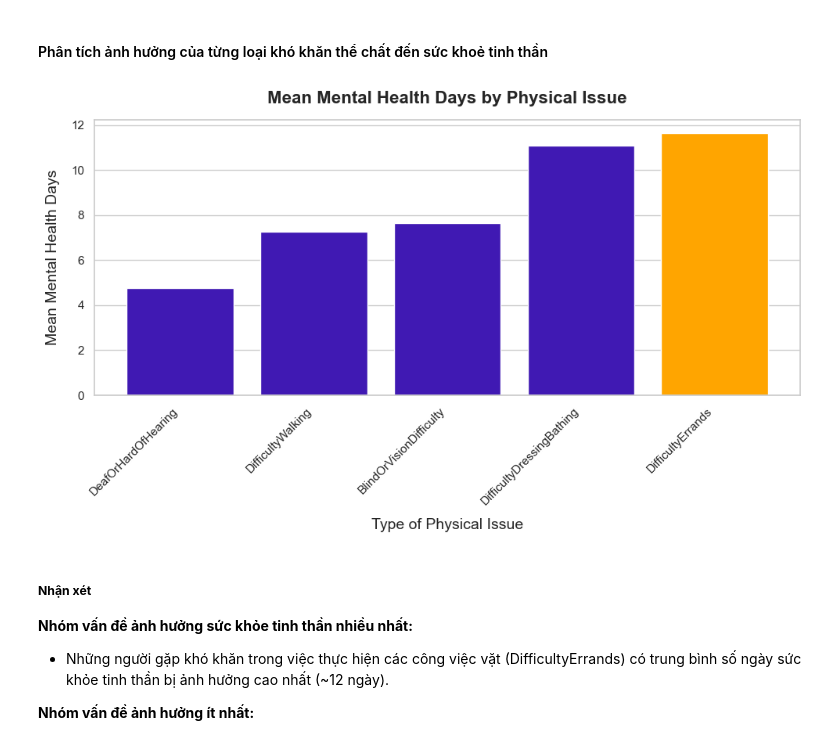
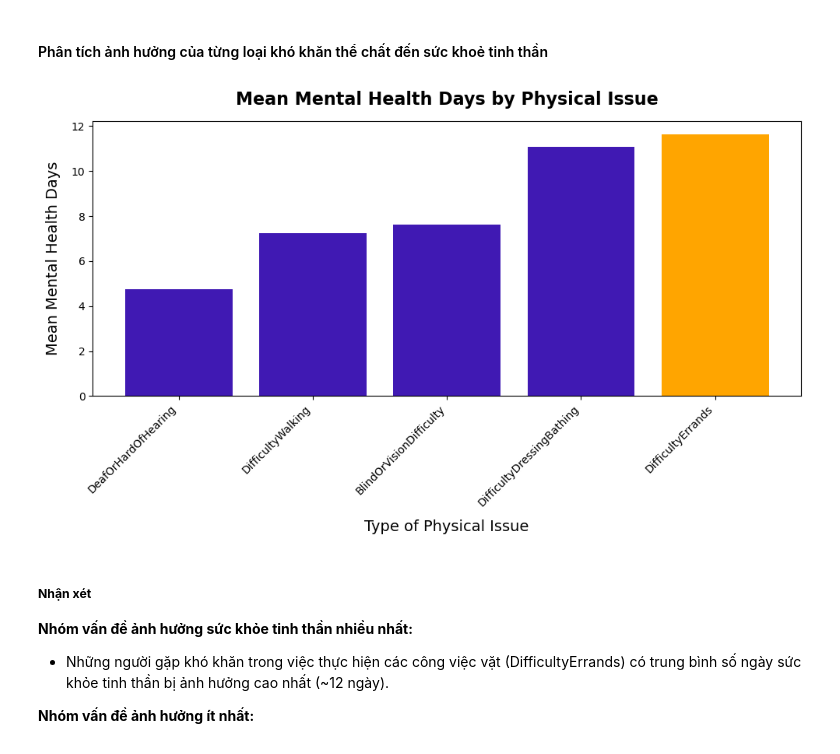
Before and after one commit to HoanggNguyen/LTKHDL_22-21, a Jupyter notebook: P4DS_Final_Project.ipynb, the cells around one changed output. Saved outputs shown, nothing was run; the diff lists cells and outputs as text; code cells hidden in the pictures.

```diff
--- a/P4DS_Final_Project.ipynb
+++ b/P4DS_Final_Project.ipynb
@@ -866,35 +866,33 @@ data_Q3['NumberPhysicalIssues'] = data_Q3[physical_issues].eq('Yes').sum(axis=1)
 # %%
 # Chuẩn bị dữ liệu
 data = {}
 for issue in physical_issues:
     data[issue] = data_Q3[data_Q3[issue] == 'Yes']['MentalHealthDays'].mean()
 
 # Chuyển đổi sang DataFrame
 df = pd.DataFrame(list(data.items()), columns=['Physical Issue', 'Mean Mental Health Days'])
 df = df.sort_values(by='Mean Mental Health Days', ascending=True)
 
 # Tìm cột cao nhất
 max_value = df['Mean Mental Health Days'].max()
 max_issue = df[df['Mean Mental Health Days'] == max_value]['Physical Issue'].iloc[0]
-
-sns.set_theme(style="whitegrid", palette="pastel")
 
 plt.figure(figsize=(10, 6))
 sns.barplot(data=df, x='Physical Issue', y='Mean Mental Health Days', color='#3300CC')
 
 plt.bar(max_issue, max_value, color='orange', label='Highest Accuracy')
 plt.title('Mean Mental Health Days by Physical Issue', fontsize=16, fontweight='bold', pad=15)
 plt.xlabel('Type of Physical Issue', fontsize=14, labelpad=10)
 plt.ylabel('Mean Mental Health Days', fontsize=14, labelpad=10)
 
 # Xoay nhãn trục X
 plt.xticks(rotation=45, ha='right')
 
 # Hiển thị biểu đồ
 plt.tight_layout()
 plt.show()
 # %% [output]
-[figure, old version]
+[figure, new version]
 # %% [markdown]
 ##### **Nhận xét**
 **Nhóm vấn đề ảnh hưởng sức khỏe tinh thần nhiều nhất:**
```
Also changed, not shown: parts of 24 cells of this notebook.
